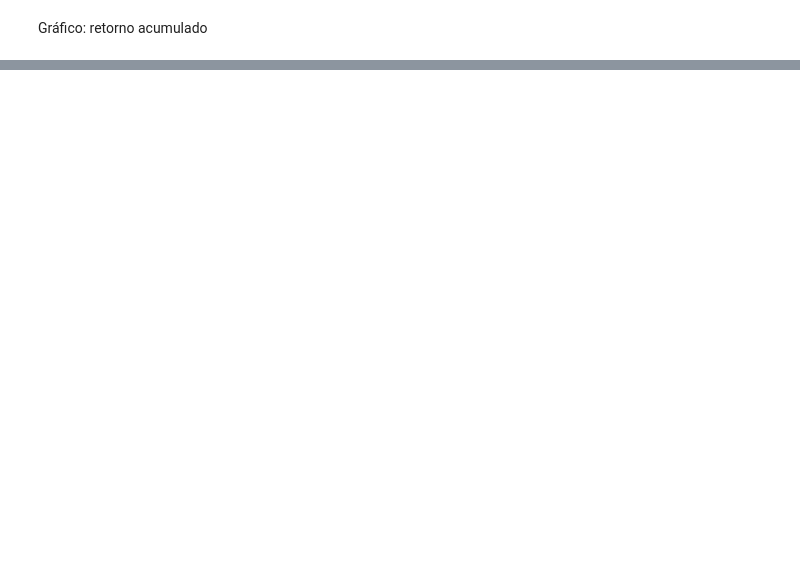
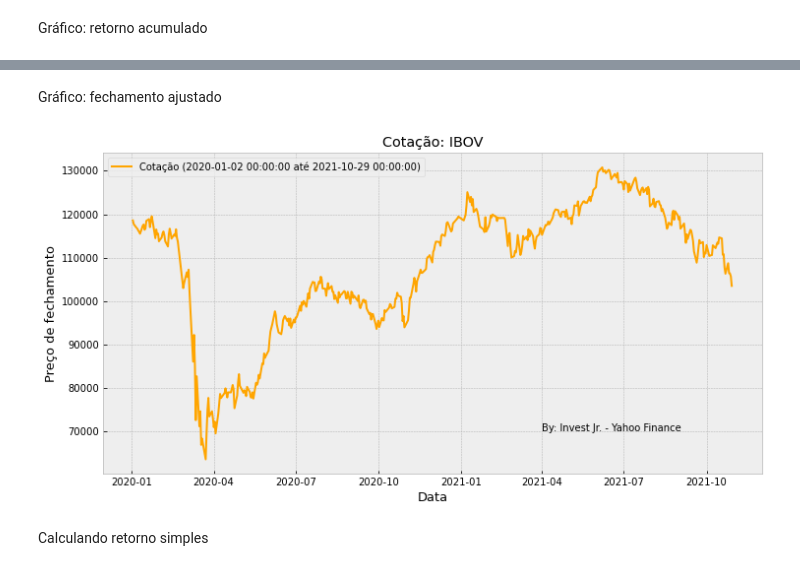
Before and after one commit to brunoalvesoliveira/analise-de-empresa, a Jupyter notebook: carteira_invest.ipynb, the cells around one changed output, grey strips where cells are left out. Saved outputs shown, nothing was run; the diff lists cells and outputs as text; code cells hidden in the pictures; blank space fills up the shorter version.

```diff
--- a/carteira_invest.ipynb
+++ b/carteira_invest.ipynb
@@ -105,0 +112,3 @@ plt.legend([x], [f'Retorno acumulado ({tots_retacum.index[0]} até {tots_retacum
+# %%
+ibov = preco_fechamento_carteira_teorica('^BVSP', '2020-01-01', '2021-10-30')
+ibov.head()
@@ -105,0 +124,14 @@ plt.legend([x], [f'Retorno acumulado ({tots_retacum.index[0]} até {tots_retacum
+# %% [markdown]
+Gráfico: fechamento ajustado
+# %%
+plt.figure(figsize=(12, 6));
+x, = plt.plot(ibov, color='orange');
+plt.title('Cotação: IBOV');
+plt.xlabel('Data', fontsize=13);
+plt.ylabel('Preço de fechamento', fontsize=13);
+plt.text(pd.Datetime64('2021-04-01'), 70100, 'By: Invest Jr. - Yahoo Finance', fontsize=10);
+plt.legend([x], [f'Cotação ({ibov.index[0]} até {ibov.index[-1]})'], fontsize=10);
+# %% [output]
+[figure, added]
+# %% [markdown]
+Calculando retorno simples
```
Also changed, not shown: parts of 19 cells of this notebook.
